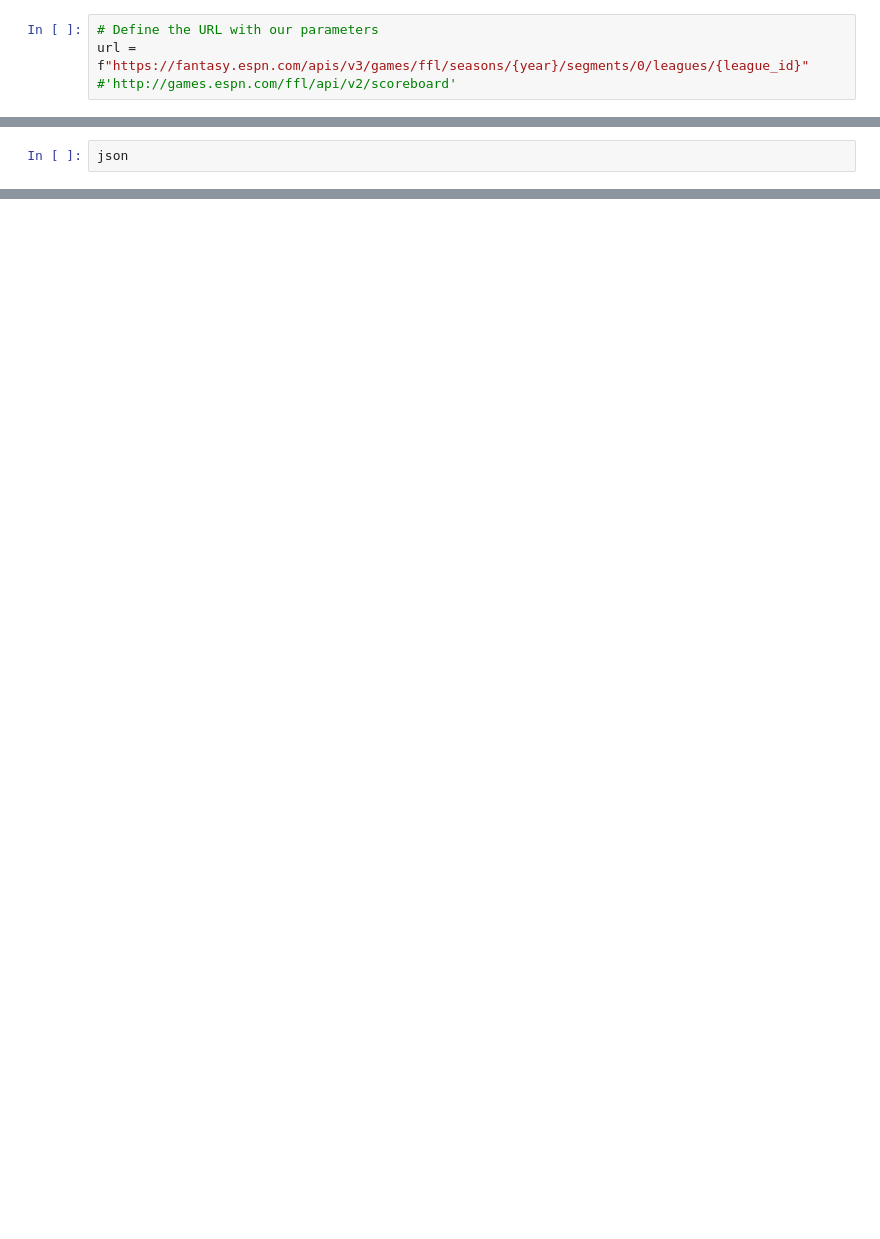
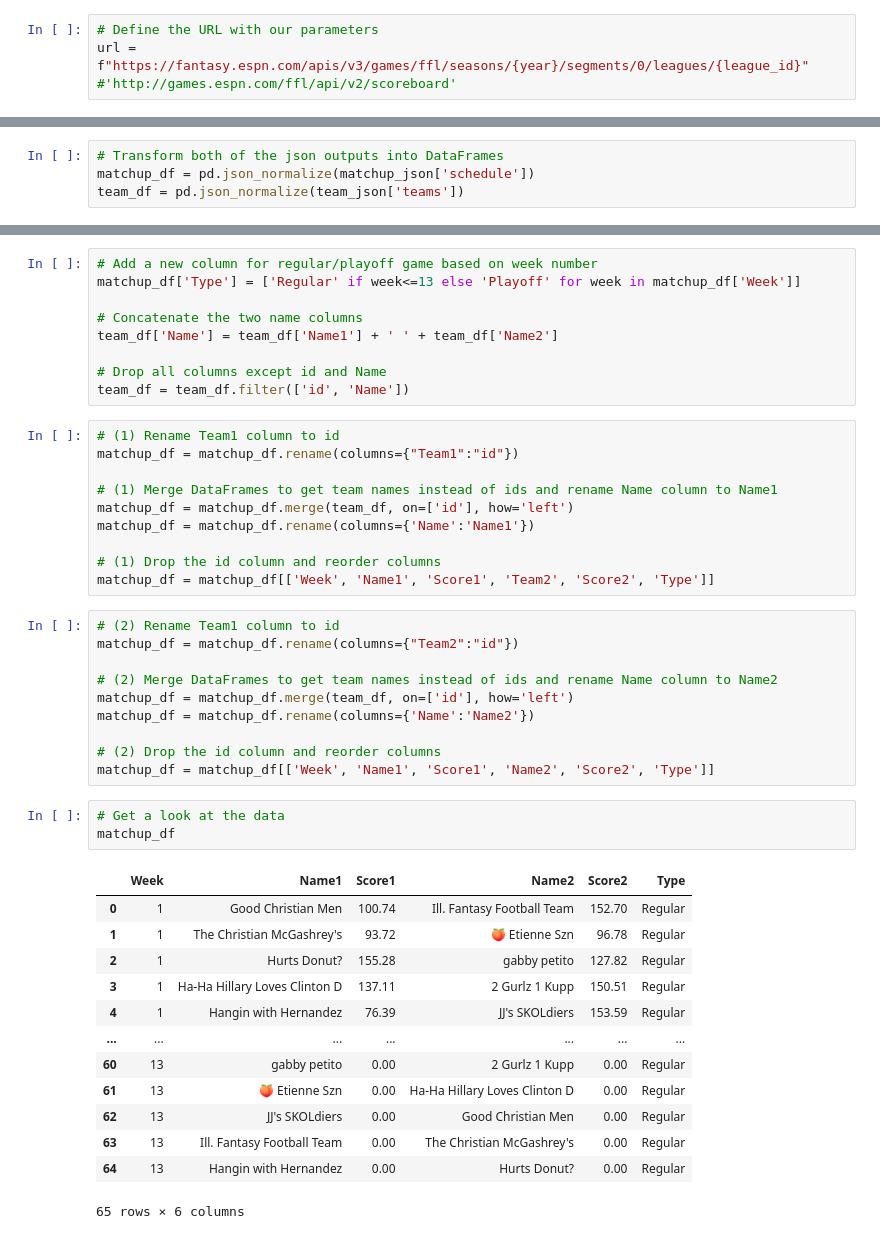
Before and after one commit to tbryan2/ESPN-API-Current-Year-Data, a Jupyter notebook: testing.ipynb, the cells around one changed output, grey strips where cells are left out. Cells and saved outputs as stored; diff of their text form; blank space fills up the shorter version.

```diff
--- a/testing.ipynb
+++ b/testing.ipynb
@@ -49,2 +44,4 @@ response.json()
 # %%
-json
+# Transform both of the json outputs into DataFrames
+matchup_df = pd.json_normalize(matchup_json['schedule'])
+team_df = pd.json_normalize(team_json['teams'])
@@ -50,0 +67,46 @@ json
+# %%
+# Add a new column for regular/playoff game based on week number
+matchup_df['Type'] = ['Regular' if week<=13 else 'Playoff' for week in matchup_df['Week']]
+
+# Concatenate the two name columns
+team_df['Name'] = team_df['Name1'] + ' ' + team_df['Name2']
+
+# Drop all columns except id and Name
+team_df = team_df.filter(['id', 'Name'])
+# %%
+# (1) Rename Team1 column to id
+matchup_df = matchup_df.rename(columns={"Team1":"id"})
+
+# (1) Merge DataFrames to get team names instead of ids and rename Name column to Name1
+matchup_df = matchup_df.merge(team_df, on=['id'], how='left')
+matchup_df = matchup_df.rename(columns={'Name':'Name1'})
+
+# (1) Drop the id column and reorder columns
+matchup_df = matchup_df[['Week', 'Name1', 'Score1', 'Team2', 'Score2', 'Type']]
+# %%
+# (2) Rename Team1 column to id
+matchup_df = matchup_df.rename(columns={"Team2":"id"})
+
+# (2) Merge DataFrames to get team names instead of ids and rename Name column to Name2
+matchup_df = matchup_df.merge(team_df, on=['id'], how='left')
+matchup_df = matchup_df.rename(columns={'Name':'Name2'})
+
+# (2) Drop the id column and reorder columns
+matchup_df = matchup_df[['Week', 'Name1', 'Score1', 'Name2', 'Score2', 'Type']]
+# %%
+# Get a look at the data
+matchup_df
+# %% [output]
+|  | Week | Name1 | Score1 | Name2 | Score2 | Type |
+| 0 | 1 | Good Christian Men | 100.74 | Ill. Fantasy Football Team | 152.70 | Regular |
+| 1 | 1 | The Christian McGashrey's | 93.72 | 🍑 Etienne Szn | 96.78 | Regular |
+| 2 | 1 | Hurts Donut? | 155.28 | gabby petito | 127.82 | Regular |
+| 3 | 1 | Ha-Ha Hillary Loves Clinton D | 137.11 | 2 Gurlz 1 Kupp | 150.51 | Regular |
+| 4 | 1 | Hangin with Hernandez | 76.39 | JJ's SKOLdiers | 153.59 | Regular |
+| ... | ... | ... | ... | ... | ... | ... |
+| 60 | 13 | gabby petito | 0.00 | 2 Gurlz 1 Kupp | 0.00 | Regular |
+| 61 | 13 | 🍑 Etienne Szn | 0.00 | Ha-Ha Hillary Loves Clinton D | 0.00 | Regular |
+| 62 | 13 | JJ's SKOLdiers | 0.00 | Good Christian Men | 0.00 | Regular |
+| 63 | 13 | Ill. Fantasy Football Team | 0.00 | The Christian McGashrey's | 0.00 | Regular |
+| 64 | 13 | Hangin with Hernandez | 0.00 | Hurts Donut? | 0.00 | Regular |
+65 rows × 6 columns
```
Also changed, not shown: parts of 10 cells of this notebook.
